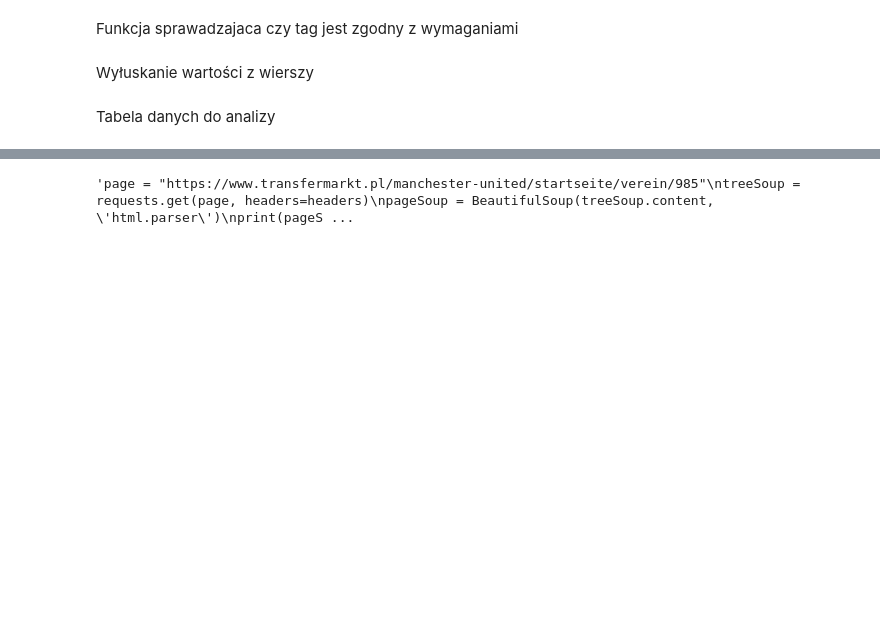
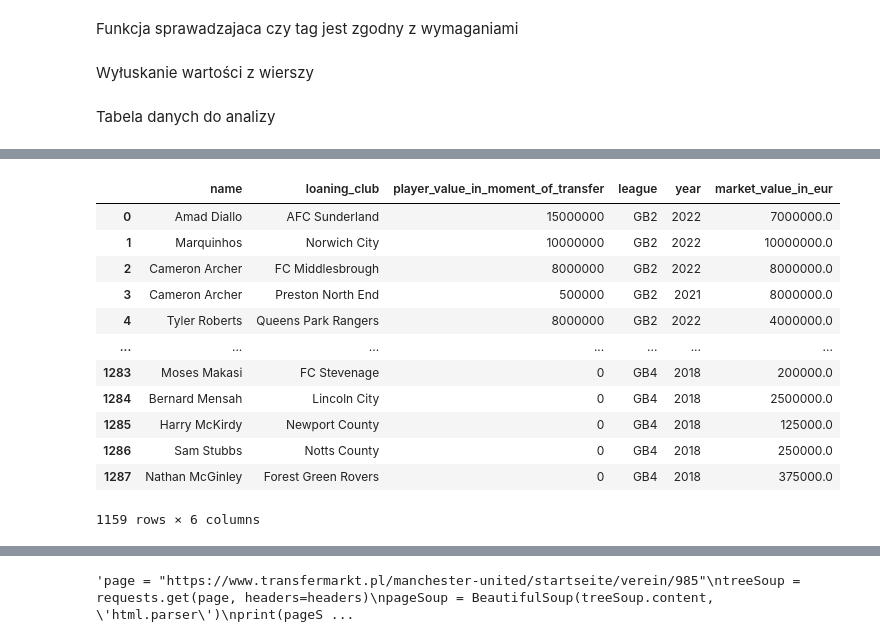
Before and after one commit to wsciekly-kredens/LoansEnglandAnalisis, a Jupyter notebook: analiza.ipynb, the cells around one changed output, grey strips where cells are left out. Cells and saved outputs as stored; diff of their text form; code cells hidden in the pictures; blank space fills up the shorter version.

```diff
--- a/analiza.ipynb
+++ b/analiza.ipynb
@@ -105,0 +165,16 @@ Graczy: 963, Klubów: 1926, Wartości: 1926
+# %%
+final_df.loc[final_df['name'] =='Marquinhos', ['market_value_in_eur']] = 10000000
+# %% [output]
+|  | name | loaning_club | player_value_in_moment_of_transfer | league | year | market_value_in_eur |
+| 0 | Amad Diallo | AFC Sunderland | 15000000 | GB2 | 2022 | 7000000.0 |
+| 1 | Marquinhos | Norwich City | 10000000 | GB2 | 2022 | 10000000.0 |
+| 2 | Cameron Archer | FC Middlesbrough | 8000000 | GB2 | 2022 | 8000000.0 |
+| 3 | Cameron Archer | Preston North End | 500000 | GB2 | 2021 | 8000000.0 |
+| 4 | Tyler Roberts | Queens Park Rangers | 8000000 | GB2 | 2022 | 4000000.0 |
+| ... | ... | ... | ... | ... | ... | ... |
+| 1283 | Moses Makasi | FC Stevenage | 0 | GB4 | 2018 | 200000.0 |
+| 1284 | Bernard Mensah | Lincoln City | 0 | GB4 | 2018 | 2500000.0 |
+| 1285 | Harry McKirdy | Newport County | 0 | GB4 | 2018 | 125000.0 |
+| 1286 | Sam Stubbs | Notts County | 0 | GB4 | 2018 | 250000.0 |
+| 1287 | Nathan McGinley | Forest Green Rovers | 0 | GB4 | 2018 | 375000.0 |
+1159 rows × 6 columns
```
Also changed, not shown: parts of 12 cells of this notebook, 5 other files.
